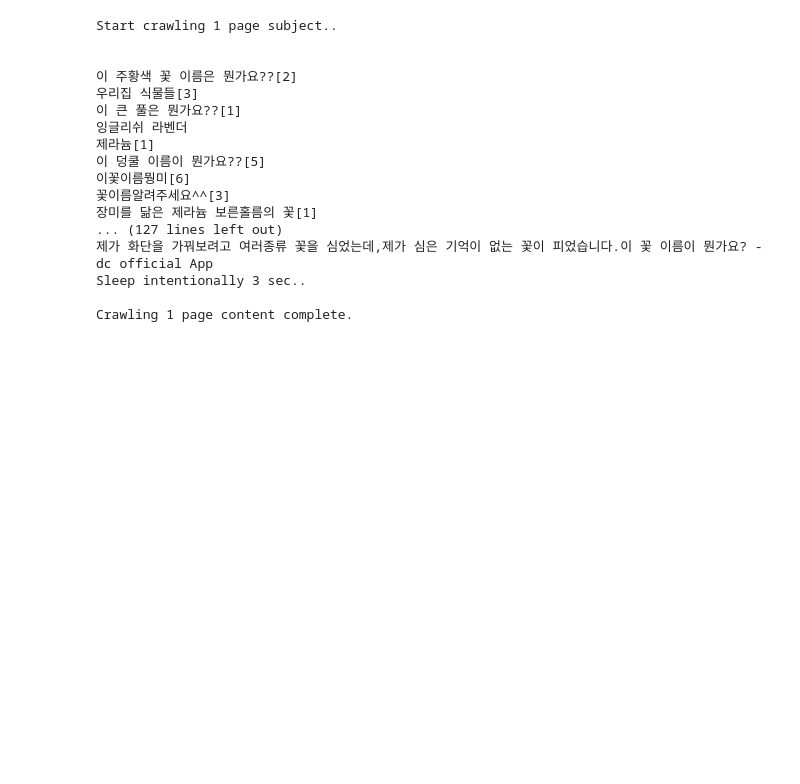
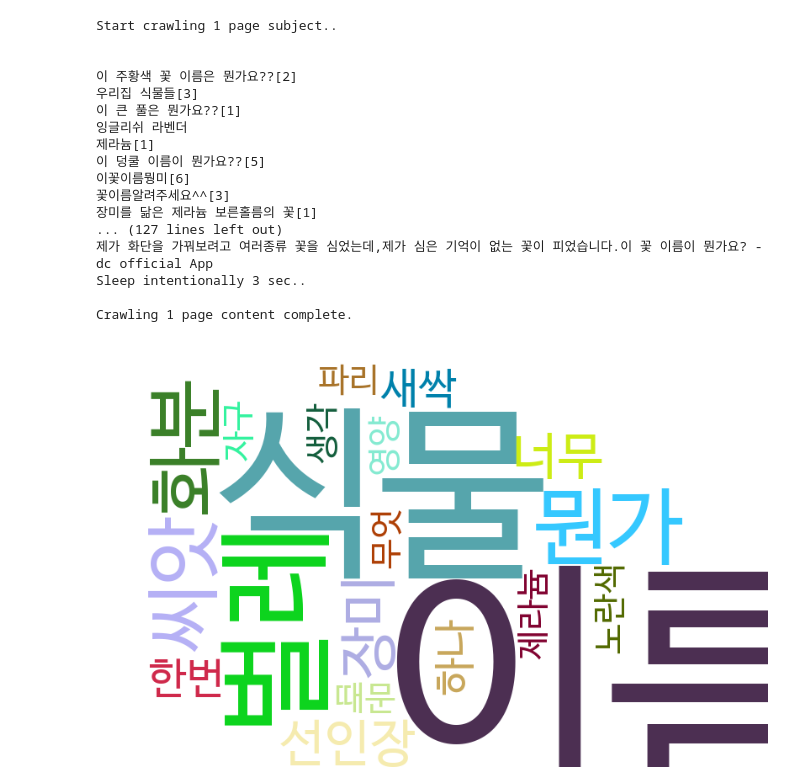
Before and after one commit to yoonjaecho/Spring_2017_DataScience, a Jupyter notebook: Summary/Crawling & Wordcloud/Draw_wordcloud.ipynb, the cells around one changed output. Drawn from its saved outputs; the diff is of its cells as text; code cells hidden in the pictures; blank space fills up the shorter version.

```diff
--- a/Summary/Crawling & Wordcloud/Draw_wordcloud.ipynb
+++ b/Summary/Crawling & Wordcloud/Draw_wordcloud.ipynb
@@ -39,0 +42,5 @@ tags = [{'color': color(), 'tag': n, 'size': c*10}
+# %%
+from IPython.display import Image
+Image(filename='image_wordcloud.png')
+# %% [output]
+[figure, added]
```
Also changed, not shown: parts of 1 cell of this notebook.
